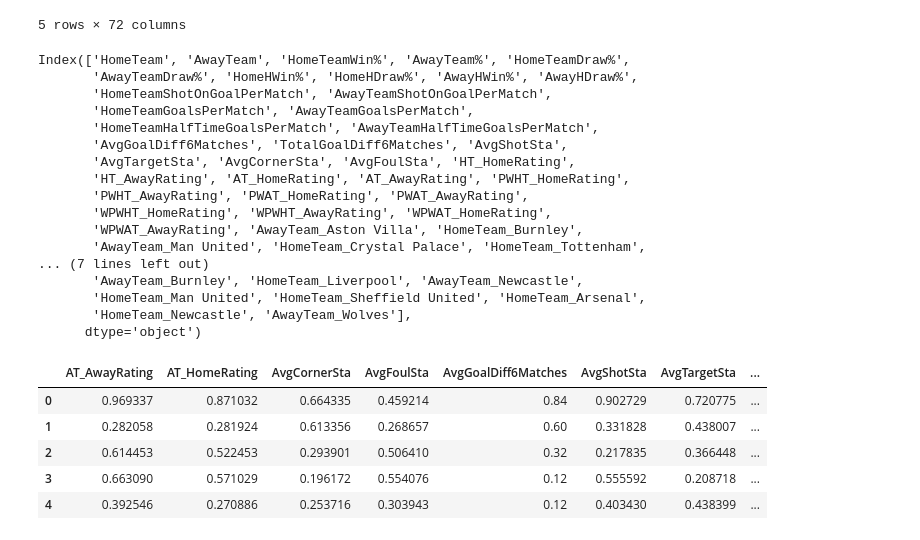
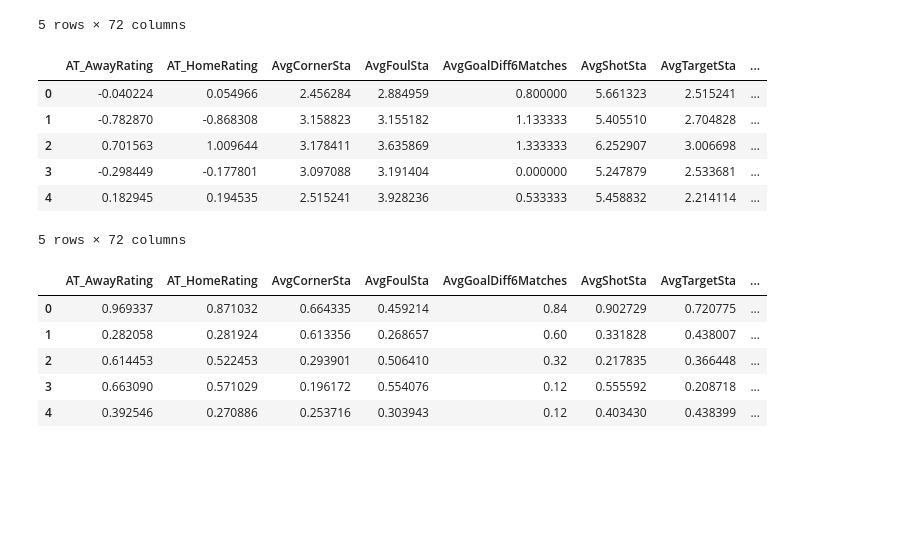
Before and after one commit to hubamatyas/Football-Arbitrage-Value-Betting, a Jupyter notebook: model.ipynb, the cells around one changed output. Cells and saved outputs as stored; diff of their text form; code cells hidden in the pictures; blank space fills up the shorter version.

```diff
--- a/model.ipynb
+++ b/model.ipynb
@@ -722,40 +733,29 @@ X_train.head()
 # %%
 # Create X and y test data and encode it for the model
 X_test = df_test[['Date', 'HomeTeam', 'AwayTeam']]
 y_test = df_test['FTR']
 
 X_test = construct_table(X_test, team_stats_df, away_wins_dic, home_wins_dic, away_draw_dic, home_draw_dic, data_avg, pi_ratings, pairwise_pi, weighted_pairwise_pi)
 X_test, y_test = encode(X_test, y_test)
 
 # Add any missing columns to the both sets. It could be the case that some teams haven't played home/away in the test set.
 diff1 = set(X_test.columns) - set(X_train.columns)
 diff2 = set(X_train.columns) - set(X_test.columns)
 for col in diff1:
     X_train[col] = 0
 for col in diff2:
     X_test[col] = 0
 
 X_test = X_test[X_train.columns]
 X_test.head()
-X_test.columns
 # %% [output]
+|  | AT_AwayRating | AT_HomeRating | AvgCornerSta | AvgFoulSta | AvgGoalDiff6Matches | AvgShotSta | AvgTargetSta | ... |
+| 0 | -0.040224 | 0.054966 | 2.456284 | 2.884959 | 0.800000 | 5.661323 | 2.515241 | ... |
+| 1 | -0.782870 | -0.868308 | 3.158823 | 3.155182 | 1.133333 | 5.405510 | 2.704828 | ... |
+| 2 | 0.701563 | 1.009644 | 3.178411 | 3.635869 | 1.333333 | 6.252907 | 3.006698 | ... |
+| 3 | -0.298449 | -0.177801 | 3.097088 | 3.191404 | 0.000000 | 5.247879 | 2.533681 | ... |
+| 4 | 0.182945 | 0.194535 | 2.515241 | 3.928236 | 0.533333 | 5.458832 | 2.214114 | ... |
-Index(['HomeTeam', 'AwayTeam', 'HomeTeamWin%', 'AwayTeam%', 'HomeTeamDraw%',
-       'AwayTeamDraw%', 'HomeHWin%', 'HomeHDraw%', 'AwayHWin%', 'AwayHDraw%',
-       'HomeTeamShotOnGoalPerMatch', 'AwayTeamShotOnGoalPerMatch',
-       'HomeTeamGoalsPerMatch', 'AwayTeamGoalsPerMatch',
-       'HomeTeamHalfTimeGoalsPerMatch', 'AwayTeamHalfTimeGoalsPerMatch',
-       'AvgGoalDiff6Matches', 'TotalGoalDiff6Matches', 'AvgShotSta',
-       'AvgTargetSta', 'AvgCornerSta', 'AvgFoulSta', 'HT_HomeRating',
-       'HT_AwayRating', 'AT_HomeRating', 'AT_AwayRating', 'PWHT_HomeRating',
-       'PWHT_AwayRating', 'PWAT_HomeRating', 'PWAT_AwayRating',
-       'WPWHT_HomeRating', 'WPWHT_AwayRating', 'WPWAT_HomeRating',
-       'WPWAT_AwayRating', 'AwayTeam_Aston Villa', 'HomeTeam_Burnley',
-       'AwayTeam_Man United', 'HomeTeam_Crystal Palace', 'HomeTeam_Tottenham',
-... (7 lines left out)
-       'AwayTeam_Burnley', 'HomeTeam_Liverpool', 'AwayTeam_Newcastle',
-       'HomeTeam_Man United', 'HomeTeam_Sheffield United', 'HomeTeam_Arsenal',
-       'HomeTeam_Newcastle', 'AwayTeam_Wolves'],
-      dtype='object')
+5 rows × 72 columns
 # %%
 #Normalize Training and Test data
 X_train_arr = X_train.values #returns a numpy array
```
Also changed, not shown: parts of 10 cells of this notebook, 6 other files.
